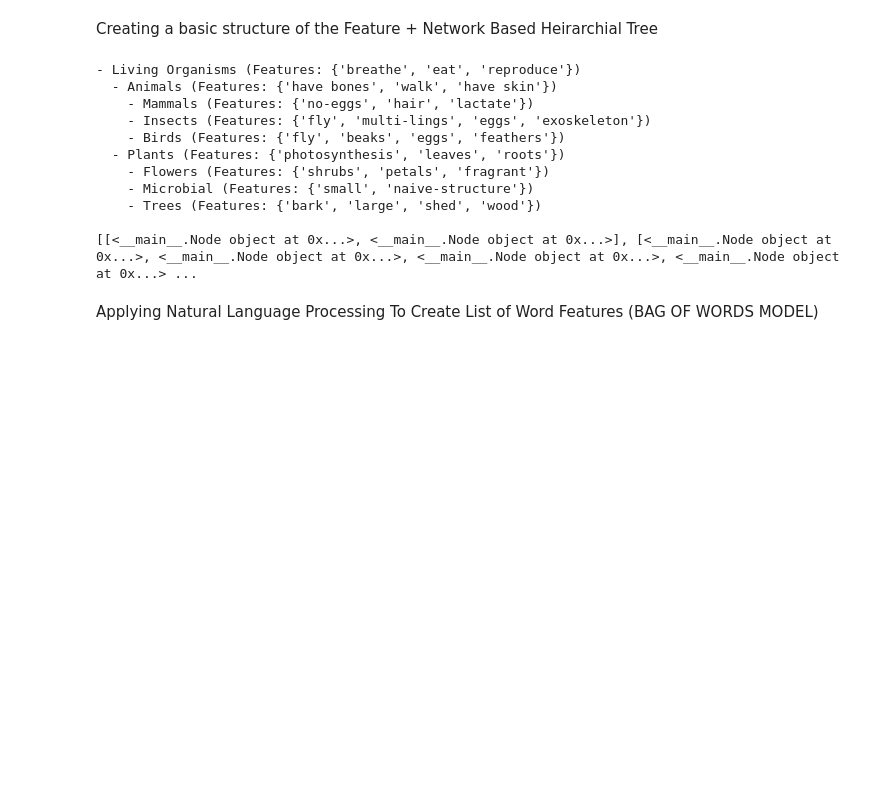
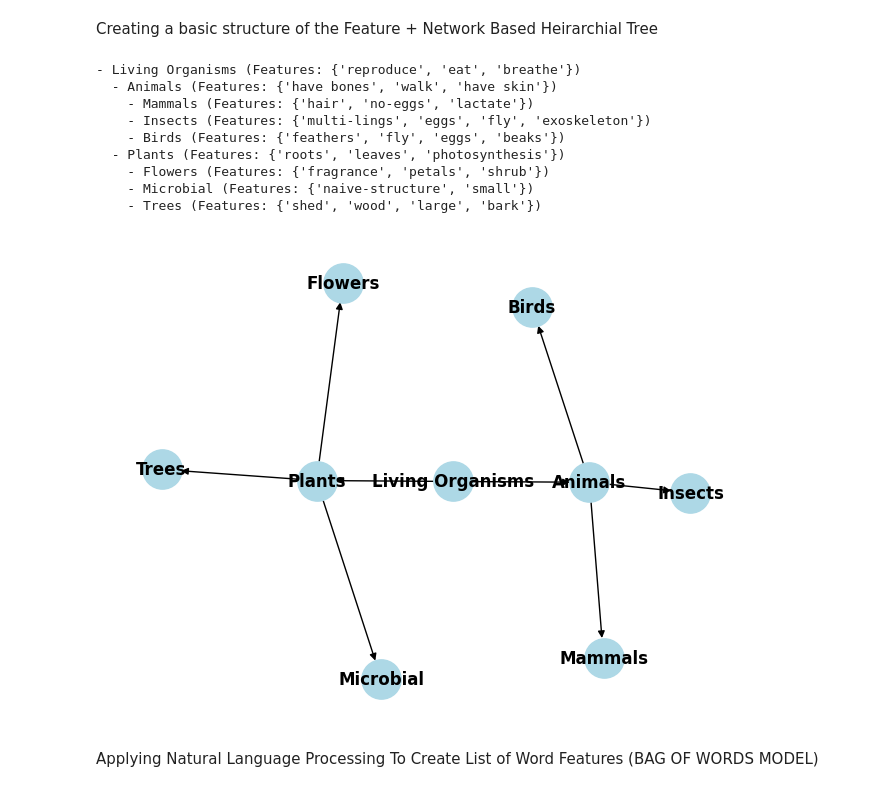
Before and after one commit to shivansh-bhatnagar18/SemanticMemory, a Jupyter notebook: OurApproach.ipynb, the cells around one changed output. Saved outputs shown, nothing was run; the diff lists cells and outputs as text; code cells hidden in the pictures; blank space fills up the shorter version.

Commit message:
added the visual appeal feature

```diff
--- a/OurApproach.ipynb
+++ b/OurApproach.ipynb
@@ -1,6 +1,10 @@
 # %% [markdown]
 Creating a basic structure of the Feature + Network Based Heirarchial Tree
 # %%
+import matplotlib.pyplot as plt
+import networkx as nx
+
+G = nx.DiGraph()
 global obs
 obs = []
 
@@ -11,6 +15,7 @@ class Node:
         self.name = name
         self.features = features if features else {}
         self.children = []
+        G.add_node(self.name)
 
     def add_child(self, child_node):
         self.children.append(child_node)
@@ -18,6 +23,7 @@ class Node:
     def setParent(self,Parent):
         self.level = Parent.level + 1
         self.parent = Parent
+        G.add_edge(self.parent.name,self.name)
         self.parent.add_child(self)
         if self.level > len(obs):
             obs.append([self])
@@ -30,45 +36,45 @@ class Node:
         if self.features:
             node_str += f" (Features: {self.features})"
         node_str += "\n"
         for child in self.children:
             node_str += child.__str__(level + 1)
         return node_str
 
 
 root = Node("Living Organisms", {"eat", "reproduce", "breathe"})
 child1 = Node("Animals", {"walk","have skin", "have bones"})
 child2 = Node("Plants", {"photosynthesis", "roots", "leaves"})
 subchild1 = Node("Mammals", {"hair", "lactate", "no-eggs"})
 subchild2 = Node("Insects", {"exoskeleton", "fly", "multi-lings", "eggs"})
 subchild3 = Node("Birds", {"fly", "beaks", "feathers", "eggs"})
-subchild4 = Node("Flowers", {"petals", "fragrant", "shrubs"})
+subchild4 = Node("Flowers", {"petals", "fragrance", "shrub"})
 subchild5 = Node("Microbial", {"small", "naive-structure"})
 subchild6 = Node("Trees", {"large","bark","shed","wood"})
 
 child1.setParent(root)
 child2.setParent(root)
 subchild1.setParent(child1)
 subchild2.setParent(child1)
 subchild3.setParent(child1)
 subchild4.setParent(child2)
 subchild5.setParent(child2)
 subchild6.setParent(child2)
 
 
 print(root)
-print(obs)
+nx.draw(G, with_labels=True, node_color='lightblue', font_weight='bold', node_size=800)
+plt.show()
 # %% [output]
-- Living Organisms (Features: {'breathe', 'eat', 'reproduce'})
+- Living Organisms (Features: {'reproduce', 'eat', 'breathe'})
   - Animals (Features: {'have bones', 'walk', 'have skin'})
-    - Mammals (Features: {'no-eggs', 'hair', 'lactate'})
-    - Insects (Features: {'fly', 'multi-lings', 'eggs', 'exoskeleton'})
-    - Birds (Features: {'fly', 'beaks', 'eggs', 'feathers'})
-  - Plants (Features: {'photosynthesis', 'leaves', 'roots'})
-    - Flowers (Features: {'shrubs', 'petals', 'fragrant'})
-    - Microbial (Features: {'small', 'naive-structure'})
-    - Trees (Features: {'bark', 'large', 'shed', 'wood'})
-
-[[<__main__.Node object at 0x...>, <__main__.Node object at 0x...>], [<__main__.Node object at 0x...>, <__main__.Node object at 0x...>, <__main__.Node object at 0x...>, <__main__.Node object at 0x...> ...
+    - Mammals (Features: {'hair', 'no-eggs', 'lactate'})
+    - Insects (Features: {'multi-lings', 'eggs', 'fly', 'exoskeleton'})
+    - Birds (Features: {'feathers', 'fly', 'eggs', 'beaks'})
+  - Plants (Features: {'roots', 'leaves', 'photosynthesis'})
+    - Flowers (Features: {'fragrance', 'petals', 'shrub'})
+    - Microbial (Features: {'naive-structure', 'small'})
+    - Trees (Features: {'shed', 'wood', 'large', 'bark'})
+[figure, added]
 # %% [markdown]
 Applying Natural Language Processing To Create List of Word Features
 (BAG OF WORDS MODEL)
```
Also changed, not shown: parts of 7 cells of this notebook, 1 other file.
